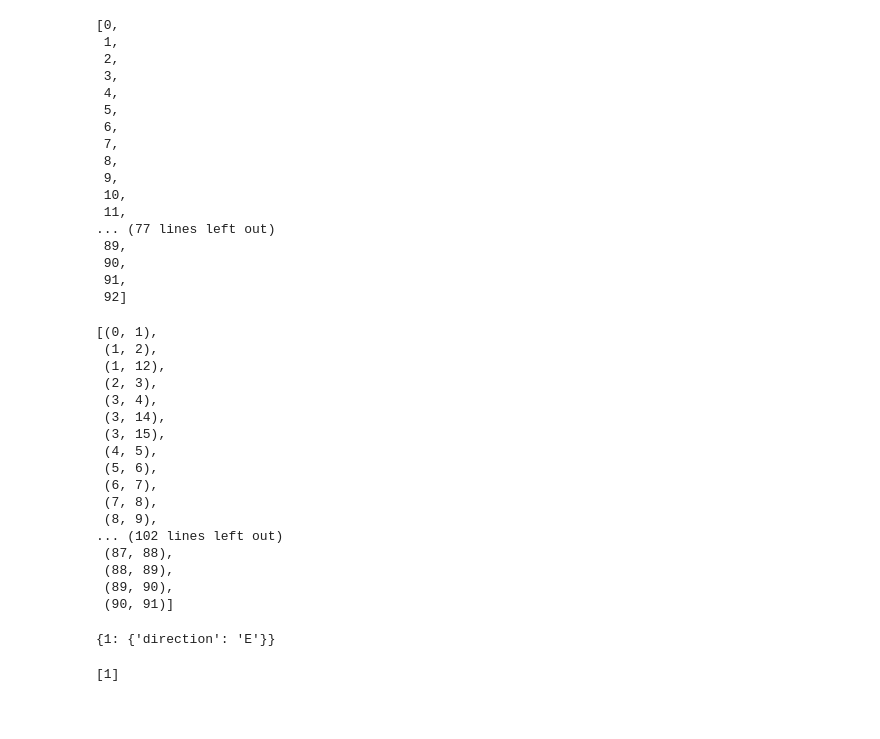
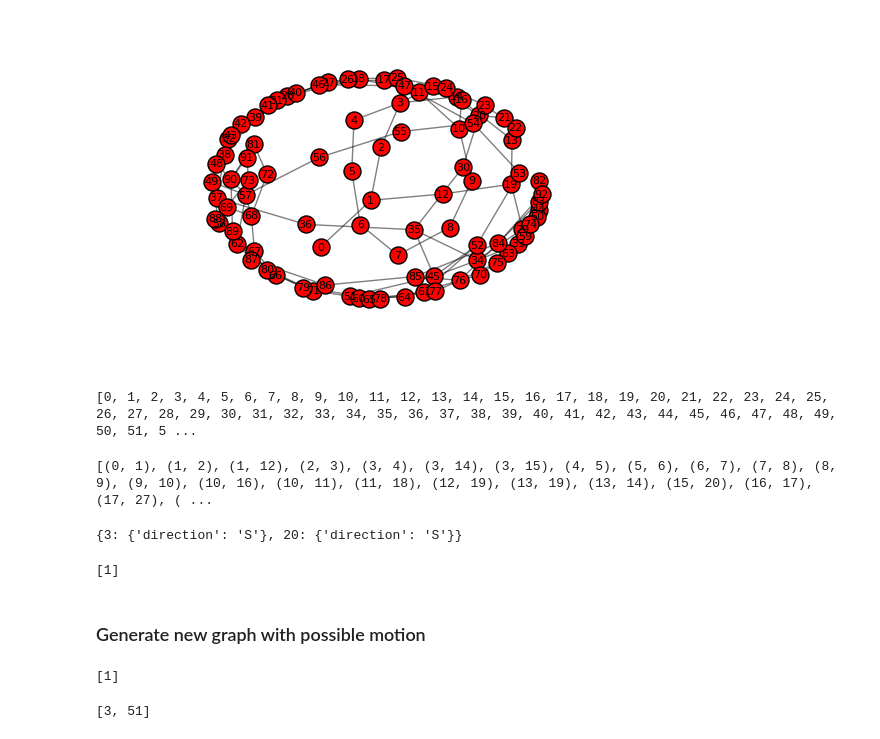
Before and after one commit to sbeleidy/406-maze-project, a Jupyter notebook: Maze.ipynb, the cells around one changed output. Cells and saved outputs as stored; diff of their text form; code cells hidden in the pictures; blank space fills up the shorter version.

```diff
--- a/Maze.ipynb
+++ b/Maze.ipynb
@@ -45,49 +70,28 @@ The graph has 93 nodes and 118 edges
+# %%
+pos=nx.spring_layout(G)
+nx.draw_networkx_nodes(G,pos,node_size=150)
+nx.draw_networkx_edges(G,pos, width=1, alpha=0.5)
+nx.draw_networkx_labels(G,pos,font_size=8)
+plt.axis('off')
+plt.show()
+# %% [output]
+[figure, added]
+# %%
+print(G.nodes())
+# %% [output]
+[0, 1, 2, 3, 4, 5, 6, 7, 8, 9, 10, 11, 12, 13, 14, 15, 16, 17, 18, 19, 20, 21, 22, 23, 24, 25, 26, 27, 28, 29, 30, 31, 32, 33, 34, 35, 36, 37, 38, 39, 40, 41, 42, 43, 44, 45, 46, 47, 48, 49, 50, 51, 5 ...
+# %%
+print(G.edges())
+# %% [output]
+[(0, 1), (1, 2), (1, 12), (2, 3), (3, 4), (3, 14), (3, 15), (4, 5), (5, 6), (6, 7), (7, 8), (8, 9), (9, 10), (10, 16), (10, 11), (11, 18), (12, 19), (13, 19), (13, 14), (15, 20), (16, 17), (17, 27), ( ...
 # %%
-G.nodes()
+G[15]
 # %% [output]
-[0,
- 1,
- 2,
- 3,
- 4,
- 5,
- 6,
- 7,
- 8,
- 9,
- 10,
- 11,
-... (77 lines left out)
- 89,
- 90,
- 91,
- 92]
+{3: {'direction': 'S'}, 20: {'direction': 'S'}}
-# %%
-G.edges()
-# %% [output]
-[(0, 1),
- (1, 2),
- (1, 12),
- (2, 3),
- (3, 4),
- (3, 14),
- (3, 15),
- (4, 5),
- (5, 6),
- (6, 7),
- (7, 8),
- (8, 9),
-... (102 lines left out)
- (87, 88),
- (88, 89),
- (89, 90),
- (90, 91)]
-# %%
-G[0]
-# %% [output]
-{1: {'direction': 'E'}}
 # %%
 G.neighbors(0)
 # %% [output]
 [1]
+# %% [markdown]
+### Generate new graph with possible motion
 # %%
@@ -128,6 +158,14 @@ def generatePossible(g,moves):
         nextPoints = list(set(nextPoints))
 
     return p
+# %%
+getNeighborsWithDirection(G,[0],'E')
+# %% [output]
+[1]
+# %%
+getNInDirectionFrom(G,3,'S',30)
+# %% [output]
+[3, 51]
 # %%
 P = generatePossible(G,3)
 print("The graph has {} nodes and {} edges".format(P.number_of_nodes(), P.number_of_edges()))
```
Also changed, not shown: parts of 16 cells of this notebook, 1 other file.
